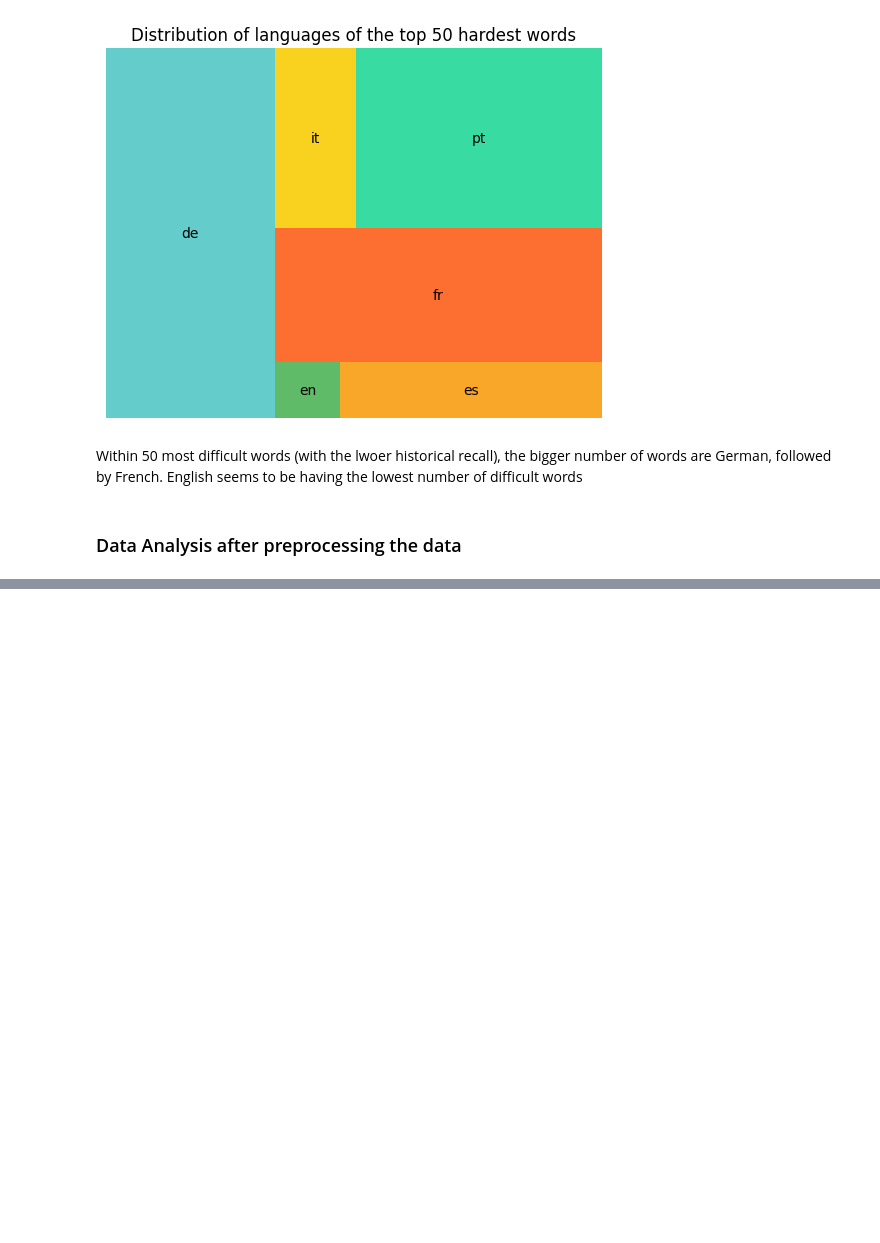
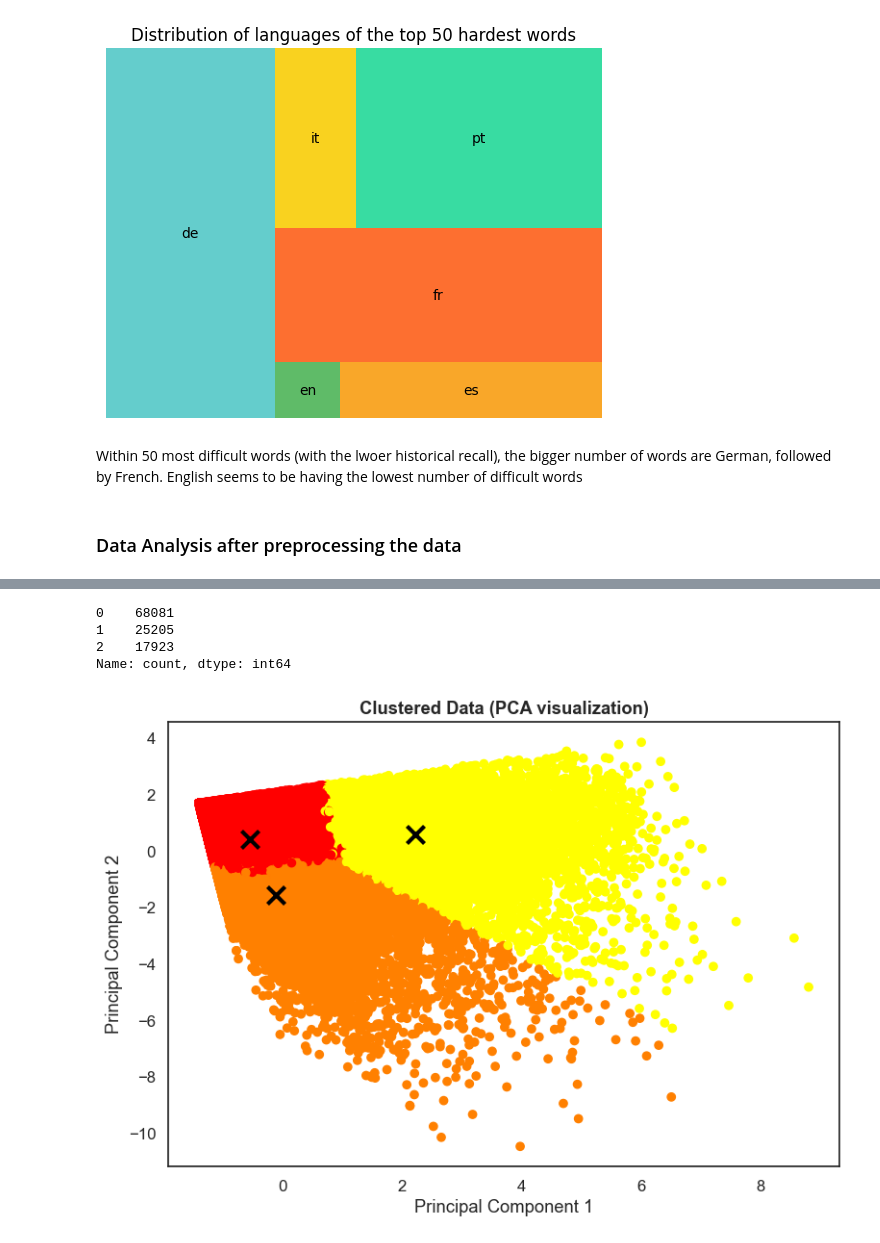
Before and after one commit to juliakubisa/spaced_repetition_algorithm, a Jupyter notebook: notebooks/EDA.ipynb, the cells around one changed output, grey strips where cells are left out. Drawn from its saved outputs; the diff is of its cells as text; code cells hidden in the pictures; blank space fills up the shorter version.

```diff
--- a/notebooks/EDA.ipynb
+++ b/notebooks/EDA.ipynb
@@ -517,0 +583,13 @@ sns.heatmap(dff_1.select_dtypes(exclude='O').corr(), annot=False, cmap='coolwarm
+# %%
+kmeans = cluster.KMeans(n_clusters=3,random_state=17,init='k-means++')
+kmeans_labels = kmeans.fit_predict(X_scaled)
+
+centroids = kmeans.cluster_centers_
+centroids_pca = pca_2.transform(centroids)
+
+pd.Series(kmeans_labels).value_counts()
+# %% [output]
+0    68081
+1    25205
+2    17923
+Name: count, dtype: int64
@@ -517,0 +598,13 @@ sns.heatmap(dff_1.select_dtypes(exclude='O').corr(), annot=False, cmap='coolwarm
+# %%
+sns.set(style='white', rc={'figure.figsize':(9,6)},font_scale=1.1)
+
+plt.scatter(x=pca_2_result[:, 0], y=pca_2_result[:, 1], c=kmeans_labels, cmap='autumn')
+plt.scatter(centroids_pca[:, 0], centroids_pca[:, 1],
+            marker='x', s=169, linewidths=3,
+            color='black', zorder=10)
+plt.xlabel('Principal Component 1')
+plt.ylabel('Principal Component 2')
+plt.title('Clustered Data (PCA visualization)',fontweight='bold')
+plt.show()
+# %% [output]
+[figure, added]
```
Also changed, not shown: parts of 15 cells of this notebook.
